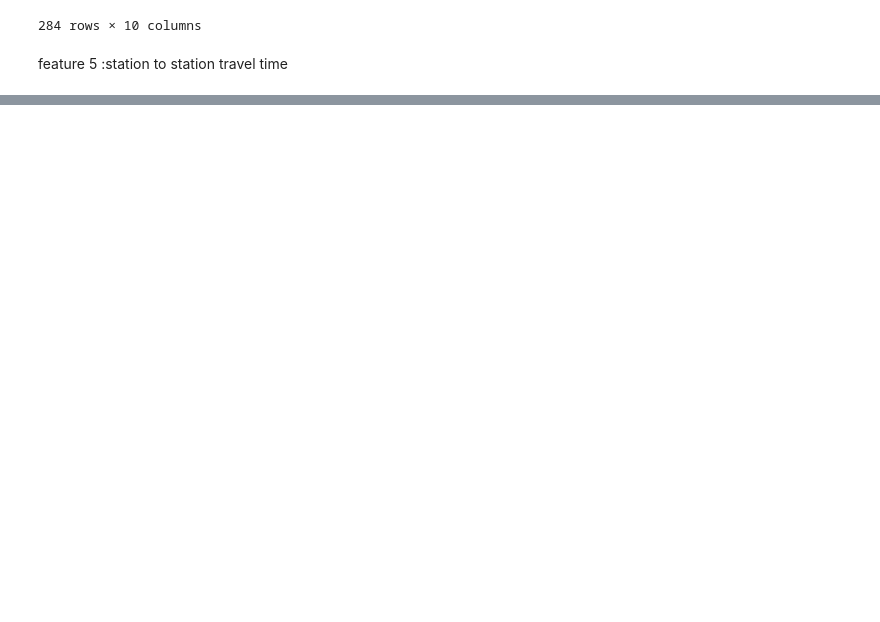
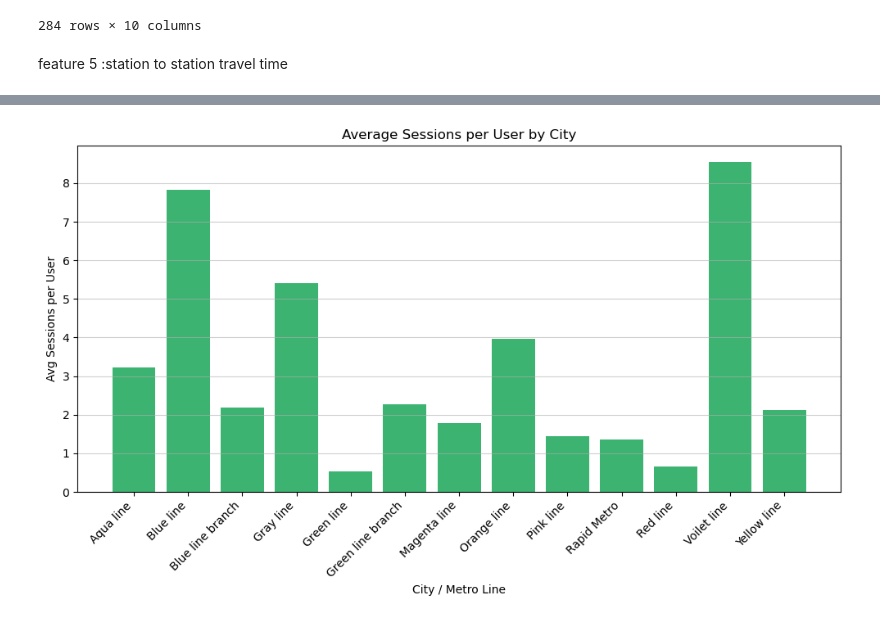
Before and after one commit to bhavyethakkar-01/dumy-data, a Jupyter notebook: practice_delhi_metro.ipynb, the cells around one changed output, grey strips where cells are left out. Cells and saved outputs as stored; diff of their text form; code cells hidden in the pictures; blank space fills up the shorter version.

```diff
--- a/practice_delhi_metro.ipynb
+++ b/practice_delhi_metro.ipynb
@@ -213,0 +272,12 @@ plt.show()
+# %%
+plt.figure(figsize=(10, 6))
+plt.bar(city_data["Metro Line"], city_data["Avg Sessions/User"], color="mediumseagreen")
+plt.xticks(rotation = 45, ha = "right")
+plt.xlabel("City / Metro Line")
+plt.ylabel("Avg Sessions per User")
+plt.title("Average Sessions per User by City")
+plt.grid(axis='y', linestyle='-', alpha=0.6)
+plt.tight_layout()
+plt.show()
+# %% [output]
+[figure, added]
```
Also changed, not shown: parts of 8 cells of this notebook.
